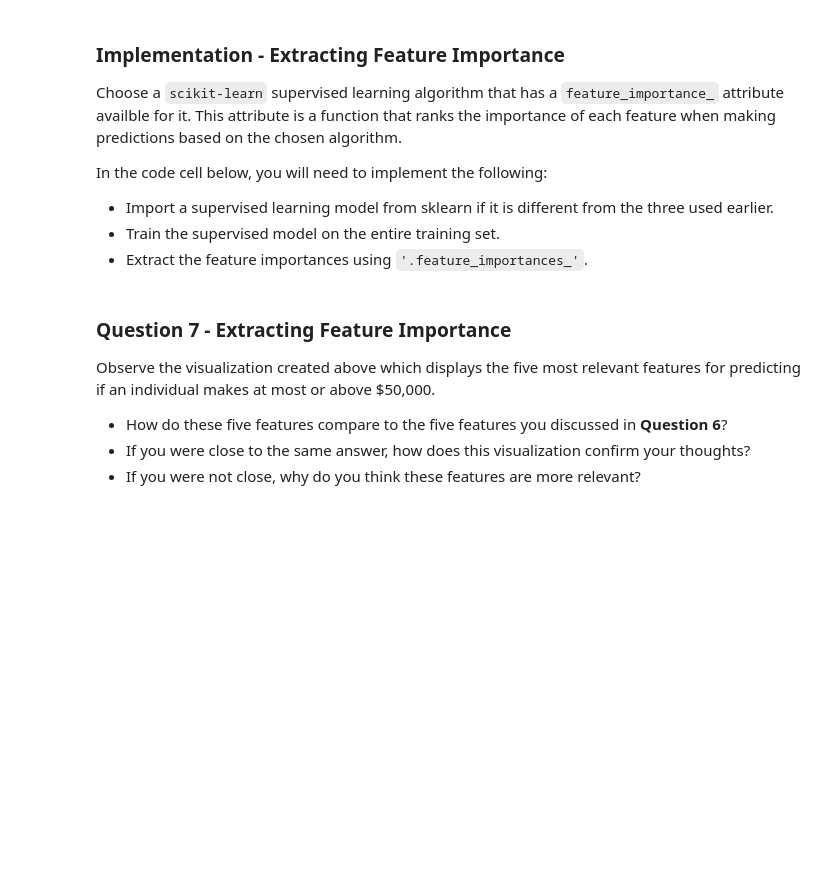
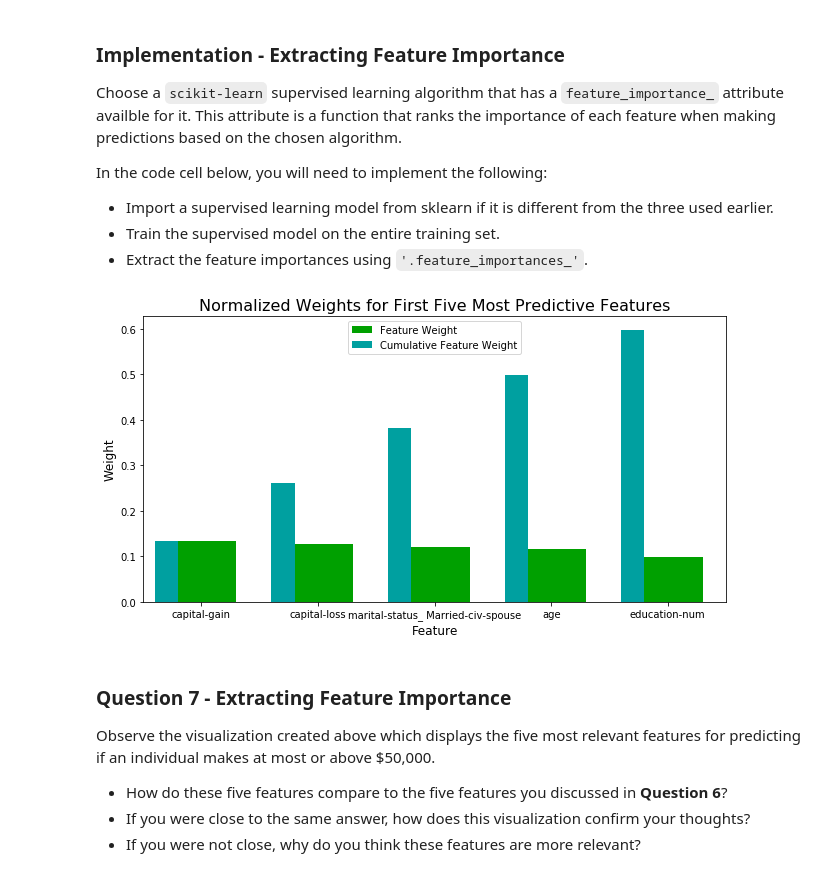
Before and after one commit to YannisPap/machine-learning, a Jupyter notebook: projects/finding_donors/finding_donors.ipynb, the cells around one changed output. Cells and saved outputs as stored; diff of their text form; code cells hidden in the pictures; blank space fills up the shorter version.

```diff
--- a/projects/finding_donors/finding_donors.ipynb
+++ b/projects/finding_donors/finding_donors.ipynb
@@ -498,15 +652,18 @@ In the code cell below, you will need to implement the following:
 # %%
 # TODO: Import a supervised learning model that has 'feature_importances_'
 
 
 # TODO: Train the supervised model on the training set using .fit(X_train, y_train)
-model = None
+model = GradientBoostingClassifier(random_state=42)
+model.fit(X_train, y_train)
 
 # TODO: Extract the feature importances using .feature_importances_
-importances = None
+importances = model.feature_importances_
 
 # Plot
 vs.feature_plot(importances, X_train, y_train)
+# %% [output]
+[figure, added]
 # %% [markdown]
 ### Question 7 - Extracting Feature Importance
 
```
Also changed, not shown: parts of 36 cells of this notebook, 2 other files.
